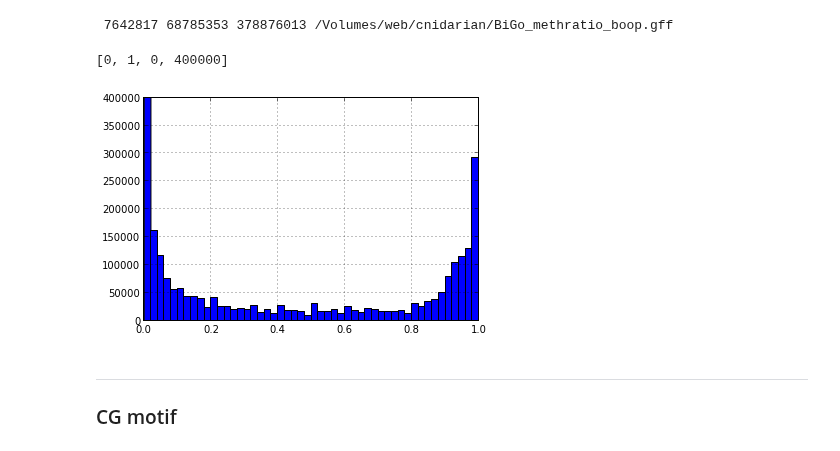
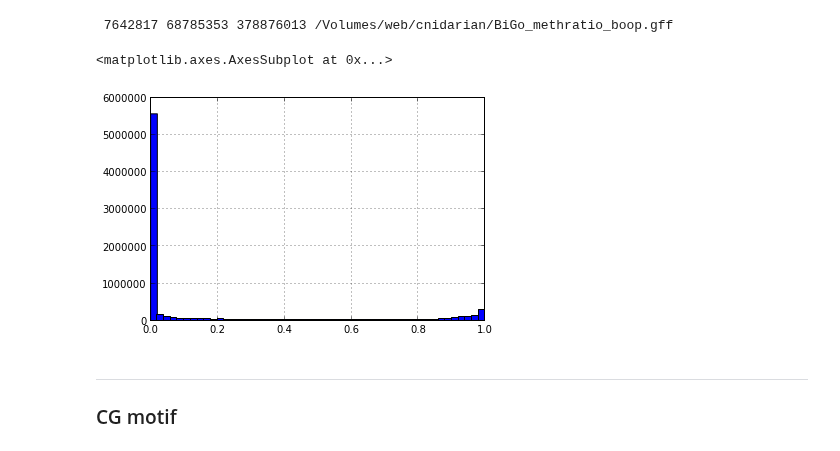
Before and after one commit to sr320/ipython_nb, a Jupyter notebook: BiGo_methratio.ipynb, the cells around one changed output. Cells and saved outputs as stored; diff of their text form; code cells hidden in the pictures.

Commit message:
BiGo plotting

```diff
--- a/BiGo_methratio.ipynb
+++ b/BiGo_methratio.ipynb
@@ -79,10 +79,10 @@ BiGOboop = read_csv("http://eagle.fish.washington.edu/cnidarian/BiGo_methratio_G
 # %%
 BiGOboop['score'].hist(bins=50);
 #Axis limits are changed using the axis([xmin, xmax, ymin, ymax]) function.
-plt.axis([0, 1, 0, 400000])
+#plt.axis([0, 1, 0, 400000])
 # %% [output]
-[0, 1, 0, 400000]
+<matplotlib.axes.AxesSubplot at 0x...>
-[figure, old version]
+[figure, new version]
 # %% [markdown]
 ---
 ### CG motif
```
